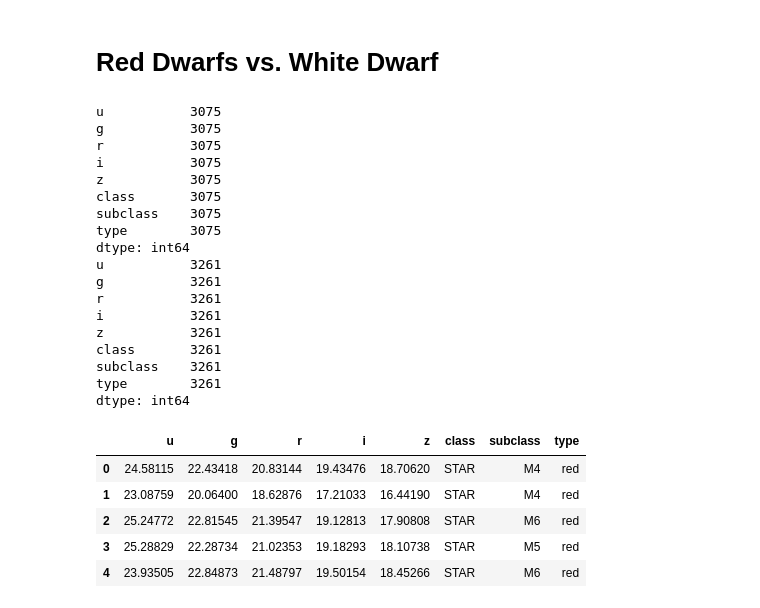
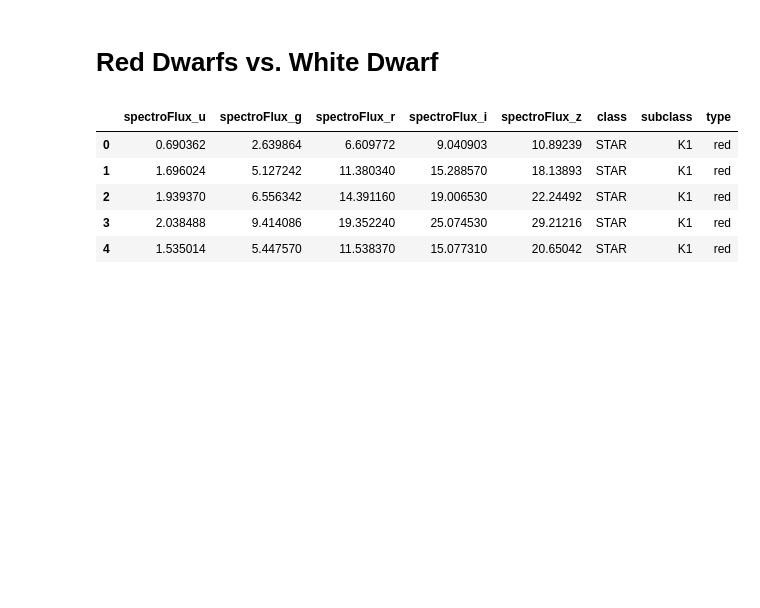
Before and after one commit to joanorePD/Astronomical_Anomaly_Detection_with_MEB, a Jupyter notebook: notebooks/meb.ipynb, the cells around one changed output. Cells and saved outputs as stored; diff of their text form; code cells hidden in the pictures; blank space fills up the shorter version.

```diff
--- a/notebooks/meb.ipynb
+++ b/notebooks/meb.ipynb
@@ -290,45 +295,31 @@ measure_accuracy(1.0, 0.0, pulsar_df)
 # %% [markdown]
 # Red Dwarfs vs. White Dwarf
 # %%
-red_dwarfs = pd.read_csv('/Users/joanorellanarios/Library/CloudStorage/GoogleDrive-joanorellanarios@gmail.com/.shortcut-targets-by-id/1z6ENK60qqh_p9m3YYszZSa4DRbTIfFRg/Master/2nd Semester/Optimization for Data Science/O4DS Project/Code-Optimization/datasets/red_dwarfs.csv')
-white_dwarfs = pd.read_csv('/Users/joanorellanarios/Library/CloudStorage/GoogleDrive-joanorellanarios@gmail.com/.shortcut-targets-by-id/1z6ENK60qqh_p9m3YYszZSa4DRbTIfFRg/Master/2nd Semester/Optimization for Data Science/O4DS Project/Code-Optimization/datasets/white_dwarfs.csv')
+red_dwarfs = pd.read_csv('datasets/red_dwarfs.csv')
+white_dwarfs = pd.read_csv('datasets/white_dwarfs.csv')
 
 red_dwarfs['type'] = 'red'
 white_dwarfs['type'] = 'white'
 
-print(red_dwarfs[red_dwarfs['subclass'].str.startswith('M')].count())
-print(white_dwarfs[white_dwarfs['subclass'] == 'WD'].count())
 
-red_dwarfs = red_dwarfs[red_dwarfs['subclass'].str.startswith('M')]
+
+red_dwarfs = red_dwarfs[red_dwarfs['subclass'].str.startswith('K') | red_dwarfs['subclass'].str.startswith('M')]
 white_dwarfs = white_dwarfs[white_dwarfs['subclass'] == 'WD']
+
+red_dwarfs = red_dwarfs.iloc[:2000]
+white_dwarfs = white_dwarfs.iloc[:2000]
 
 dwarfs = pd.concat([red_dwarfs, white_dwarfs], ignore_index=True)
 
 dwarfs = dwarfs.dropna()
 
+#dwarfs = dwarfs.sample(frac=1).reset_index(drop=True)
+
 display(dwarfs.head())
 # %% [output]
-u           3075
-g           3075
-r           3075
-i           3075
-z           3075
-class       3075
-subclass    3075
-type        3075
-dtype: int64
-u           3261
-g           3261
-r           3261
-i           3261
-z           3261
-class       3261
-subclass    3261
-type        3261
-dtype: int64
-|  | u | g | r | i | z | class | subclass | type |
-| 0 | 24.58115 | 22.43418 | 20.83144 | 19.43476 | 18.70620 | STAR | M4 | red |
-| 1 | 23.08759 | 20.06400 | 18.62876 | 17.21033 | 16.44190 | STAR | M4 | red |
-| 2 | 25.24772 | 22.81545 | 21.39547 | 19.12813 | 17.90808 | STAR | M6 | red |
-| 3 | 25.28829 | 22.28734 | 21.02353 | 19.18293 | 18.10738 | STAR | M5 | red |
-| 4 | 23.93505 | 22.84873 | 21.48797 | 19.50154 | 18.45266 | STAR | M6 | red |
+|  | spectroFlux_u | spectroFlux_g | spectroFlux_r | spectroFlux_i | spectroFlux_z | class | subclass | type |
+| 0 | 0.690362 | 2.639864 | 6.609772 | 9.040903 | 10.89239 | STAR | K1 | red |
+| 1 | 1.696024 | 5.127242 | 11.380340 | 15.288570 | 18.13893 | STAR | K1 | red |
+| 2 | 1.939370 | 6.556342 | 14.391160 | 19.006530 | 22.24492 | STAR | K1 | red |
+| 3 | 2.038488 | 9.414086 | 19.352240 | 25.074530 | 29.21216 | STAR | K1 | red |
+| 4 | 1.535014 | 5.447570 | 11.538370 | 15.077310 | 20.65042 | STAR | K1 | red |
```
Also changed, not shown: parts of 13 cells of this notebook, 6 other files.
